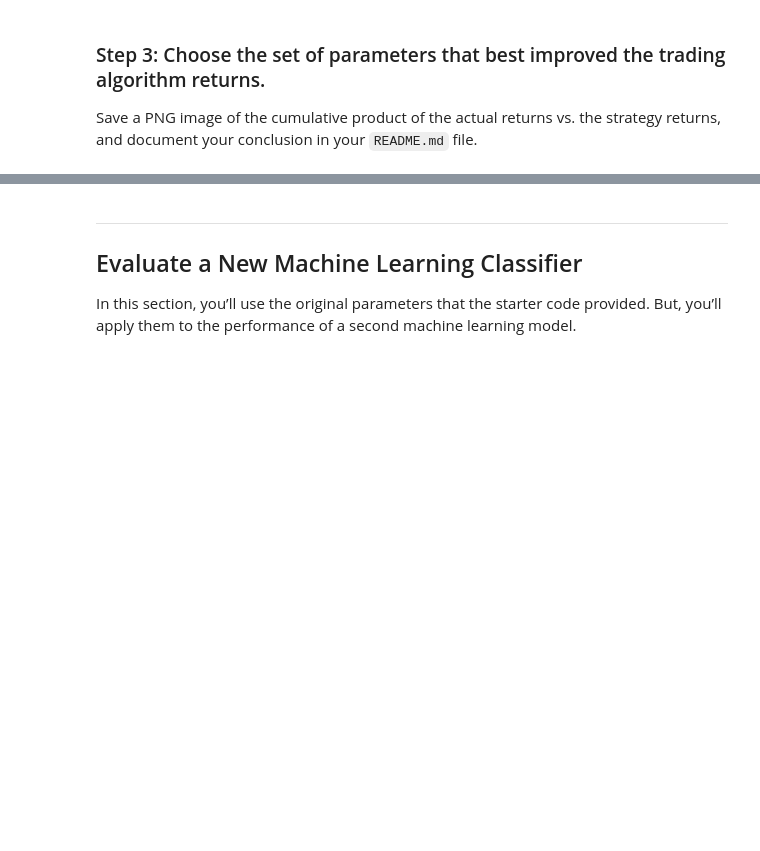
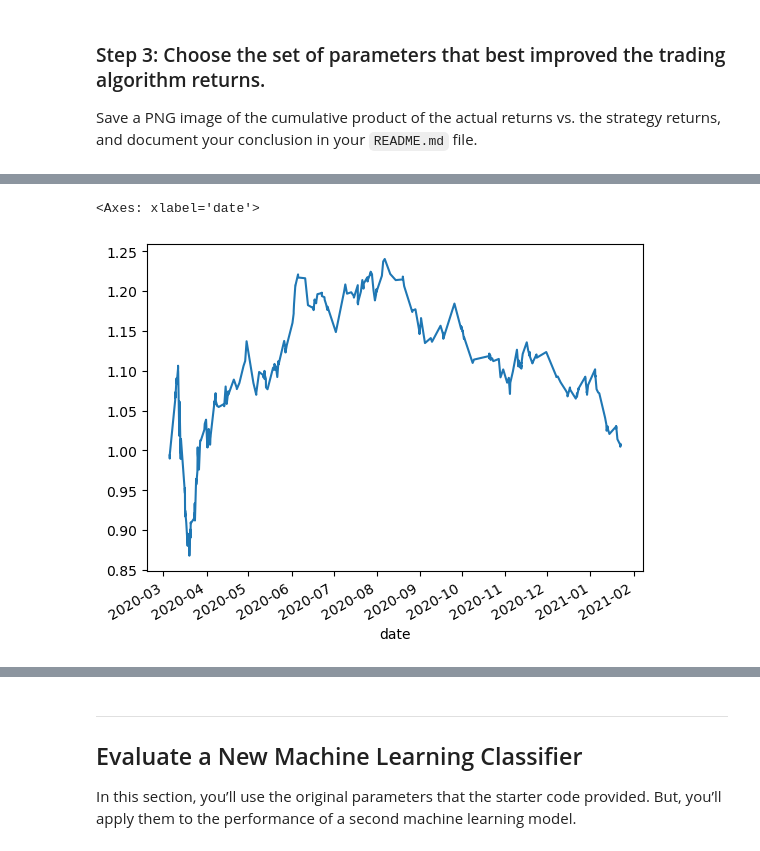
Before and after one commit to terabyte79/algorithmic_trading_homework, a Jupyter notebook: machine_learning_trading_bot.ipynb, the cells around one changed output, grey strips where cells are left out. Saved outputs shown, nothing was run; the diff lists cells and outputs as text; code cells hidden in the pictures; blank space fills up the shorter version.

```diff
--- a/machine_learning_trading_bot.ipynb
+++ b/machine_learning_trading_bot.ipynb
@@ -406,3 +406,23 @@ Answer the following question: What impact resulted from increasing or decreasin
 ### Step 3: Choose the set of parameters that best improved the trading algorithm returns.
 
 Save a PNG image of the cumulative product of the actual returns vs. the strategy returns, and document your conclusion in your `README.md` file.
+# %%
+ohlcv_df = pd.read_csv(
+    Path("./Resources/emerging_markets_ohlcv.csv"),
+    index_col='date',
+    infer_datetime_format=True,
+    parse_dates=True
+)
+
+# Filter the date index and close columns
+signals_df = ohlcv_df.loc['2020-01-01':, ["close"]]
+
+# Use the pct_change function to generate returns from close prices
+signals_df["Actual Returns"] = signals_df["close"].pct_change()
+
+# Drop all NaN values from the DataFrame
+signals_df = signals_df.dropna()
+
+# Review the DataFrame
+display(signals_df.head())
+display(signals_df.tail())
@@ -408,0 +444,28 @@ Save a PNG image of the cumulative product of the actual returns vs. the strateg
+# %%
+# Set the short window and long window
+short_window = 7
+long_window = 140
+
+# Generate the fast and slow simple moving averages (4 and 100 days, respectively)
+signals_df['SMA_Fast'] = signals_df['close'].rolling(window=short_window).mean()
+signals_df['SMA_Slow'] = signals_df['close'].rolling(window=long_window).mean()
+
+signals_df = signals_df.dropna()
+
+# Initialize the new Signal column
+signals_df['Signal'] = 0.0
+
+# When Actual Returns are greater than or equal to 0, generate signal to buy stock long
+signals_df.loc[(signals_df['Actual Returns'] >= 0), 'Signal'] = 1
+
+# When Actual Returns are less than 0, generate signal to sell stock short
+signals_df.loc[(signals_df['Actual Returns'] < 0), 'Signal'] = -1
+
+# Calculate the strategy returns and add them to the signals_df DataFrame
+signals_df['Strategy Returns'] = signals_df['Actual Returns'] * signals_df['Signal'].shift()
+
+# Plot Strategy Returns to examine performance
+(1 + signals_df['Strategy Returns']).cumprod().plot()
+# %% [output]
+<Axes: xlabel='date'>
+[figure, added]
```
Also changed, not shown: parts of 6 cells of this notebook, 1 other file.
